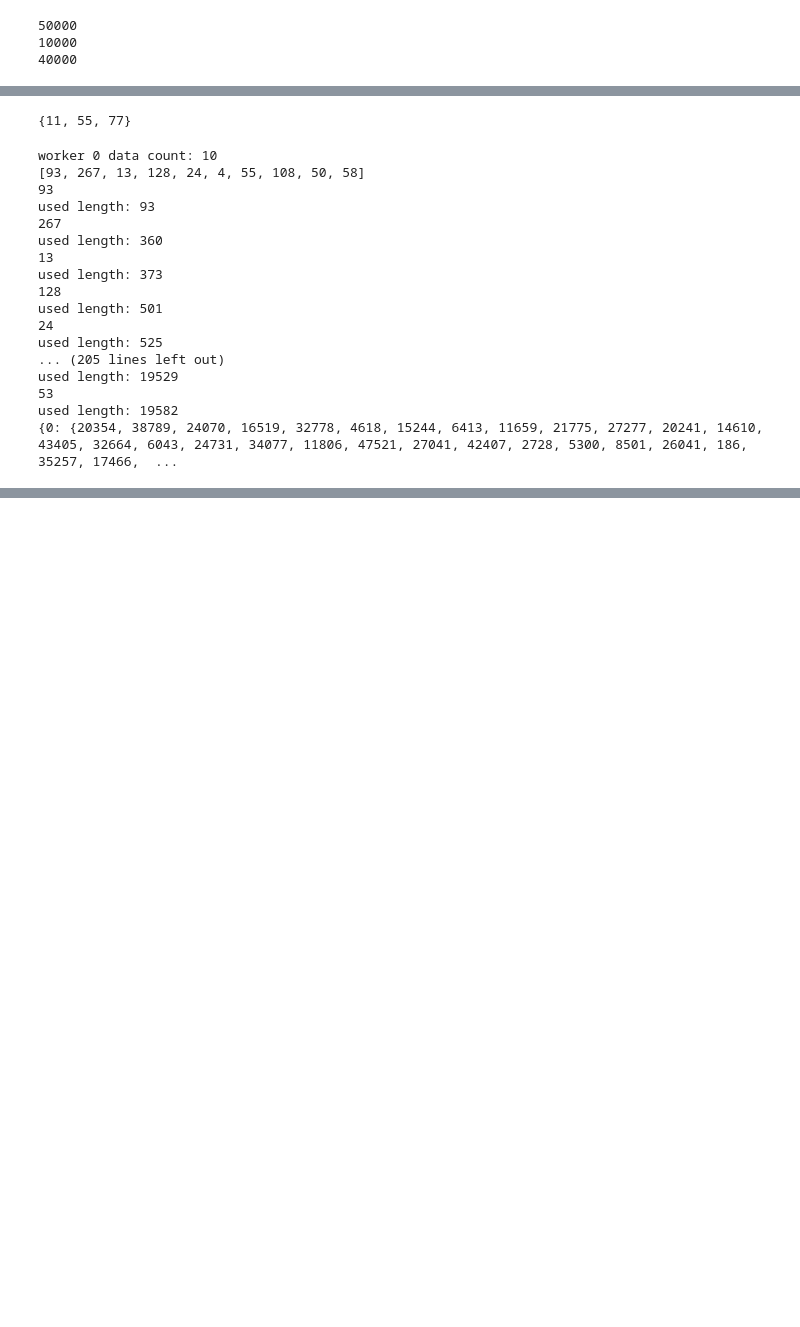
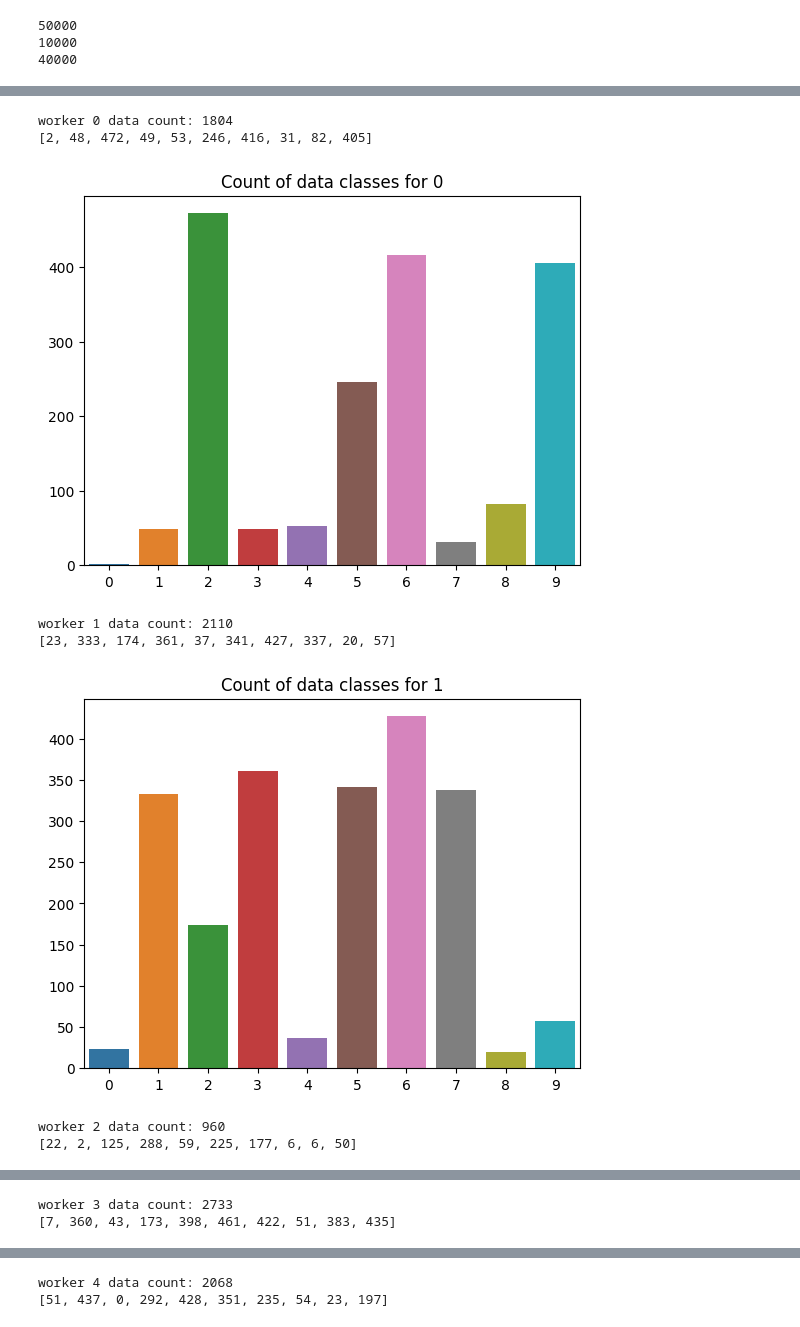
Before and after one commit to basemprince/GANs_non_iid, a Jupyter notebook: main.ipynb, the cells around one changed output, grey strips where cells are left out. Cells and saved outputs as stored; diff of their text form; code cells hidden in the pictures; blank space fills up the shorter version.

Commit message:
finished worker non iid data split

```diff
--- a/main.ipynb
+++ b/main.ipynb
@@ -103,11 +92,6 @@ def train_dg_split(dataset, num_classes, num_users):
         train_idx = train_idx + list(train_tmp)
 
     return dg_idx, train_idx
-# %%
-def getDist(y,user_num):
-    ax = sns.countplot(x=y)
-    ax.set(title="Count of data classes for %s" %user_num)
-    plt.show()
 # %%
 if torch.cuda.is_available():
     dev = "cuda:0"
@@ -178,55 +162,39 @@ dict_users = noniid(dataset_train, num_users,num_classes)
-# %%
-x = {11,22,55,66,77}
-type(x)
-y = {111,22,554,66,7337,454}
-x -y
-# %% [output]
-{11, 55, 77}
+# %%
+def getDist(y,user_num):
+
+    ax = sns.barplot(x=[i for i in range(len(y))],y=y)
+    ax.set(title="Count of data classes for %s" %user_num)
+    plt.show()
 # %%
 total = 0
-target_np = np.asarray(dataset.targets)
-num_dataset = len(dataset)
+target_np = np.asarray(dataset_train.targets)
+num_dataset = len(dataset_train)
 idx = np.arange(num_dataset)
 user_database = {i: list() for i in range(10)}
 used = []
 # for loop to go through all the users
 for i in range (len(dict_users)):
-    leng = len(dict_users[i])
+    leng = sum(dict_users[i])
     total += leng
     print('worker', i, 'data count:',leng)
     print(dict_users[i])
     # for loop to go through all the classes for each user
     for j, class_counter in enumerate(dict_users[i]):
-        print(class_counter)
+        # print(class_counter)
         class_indices = list(np.where(target_np == j)[0]) # dataset labels with current class
         class_indices = list(set(class_indices) - set(used))
 
         class_set = set(np.random.choice(class_indices, class_counter, replace=False))
         used += class_set
-        print('used length:',len(used))
-        user_database[i] = class_set
-
-
-print(user_database)
-    # targets = [dataset_train.targets[i] for i in dict_users[i]]
-    # print(targets)
-    # counter = collections.Counter(targets)
-    # print(counter)
+        # print('used length:',len(used))
+        user_database[i] += class_set
+    getDist(dict_users[i],i)
 # %% [output]
-worker 0 data count: 10
-[93, 267, 13, 128, 24, 4, 55, 108, 50, 58]
-93
-used length: 93
-267
-used length: 360
-13
-used length: 373
-128
-used length: 501
-24
-used length: 525
-... (205 lines left out)
-used length: 19529
-53
-used length: 19582
-{0: {20354, 38789, 24070, 16519, 32778, 4618, 15244, 6413, 11659, 21775, 27277, 20241, 14610, 43405, 32664, 6043, 24731, 34077, 11806, 47521, 27041, 42407, 2728, 5300, 8501, 26041, 186, 35257, 17466,  ...
+worker 0 data count: 1804
+[2, 48, 472, 49, 53, 246, 416, 31, 82, 405]
+[figure, added]
+worker 1 data count: 2110
+[23, 333, 174, 361, 37, 341, 427, 337, 20, 57]
+[figure, added]
+worker 2 data count: 960
+[22, 2, 125, 288, 59, 225, 177, 6, 6, 50]
@@ -232,0 +202,2 @@ used length: 19582
+worker 3 data count: 2733
+[7, 360, 43, 173, 398, 461, 422, 51, 383, 435]
@@ -232,0 +205,2 @@ used length: 19582
+worker 4 data count: 2068
+[51, 437, 0, 292, 428, 351, 235, 54, 23, 197]
```
Also changed, not shown: parts of 5 cells of this notebook.
